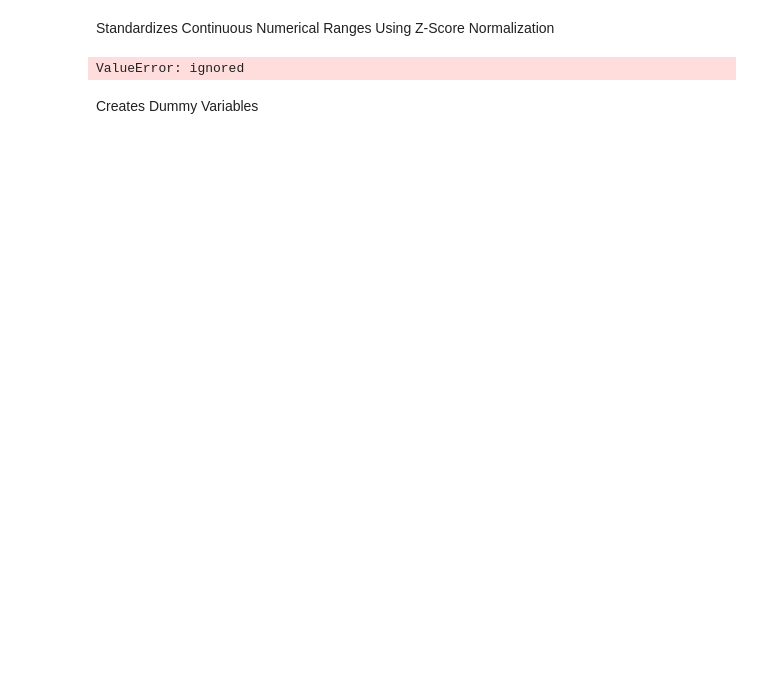
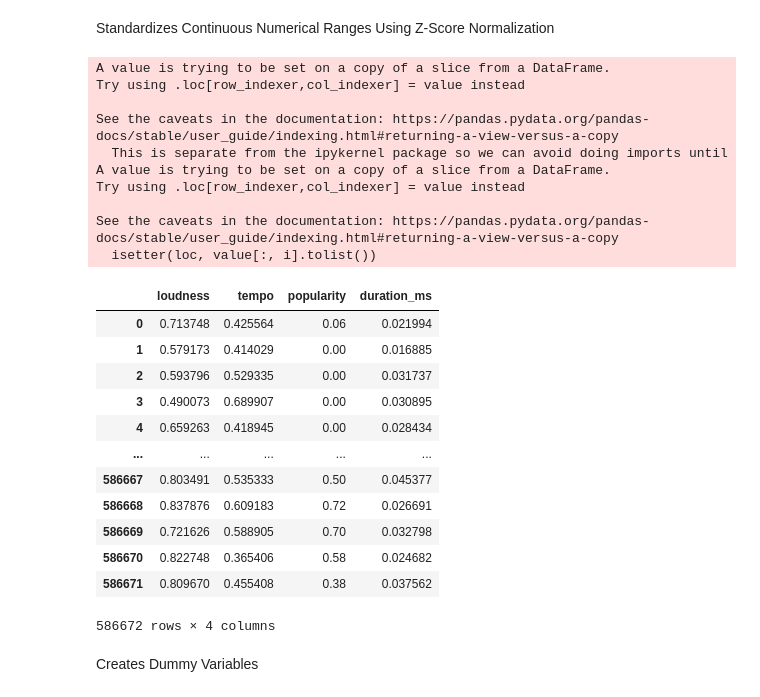
Before and after one commit to pjmaguire/find_me_music, a Jupyter notebook: Find_Me_Music.ipynb, the cells around one changed output. Cells and saved outputs as stored; diff of their text form; code cells hidden in the pictures; blank space fills up the shorter version.

```diff
--- a/Find_Me_Music.ipynb
+++ b/Find_Me_Music.ipynb
@@ -389,11 +392,33 @@ Name: loudness, Length: 586672, dtype: int64
 Standardizes Continuous Numerical Ranges Using Z-Score Normalization
 # %%
 scaler = MinMaxScaler()
-scaler.fit(song_data.iloc[continuous_numerical_columns])
-song_data.iloc[continuous_numerical_columns] = scaler.transform(song_data.iloc[continuous_numerical_columns])
-song_data.iloc[continuous_numerical_columns]
+scaler.fit(song_data[continuous_numerical_columns])
+song_data[continuous_numerical_columns] = scaler.transform(song_data[continuous_numerical_columns])
+song_data[continuous_numerical_columns]
 # %% [output]
-ValueError: ignored
+A value is trying to be set on a copy of a slice from a DataFrame.
+Try using .loc[row_indexer,col_indexer] = value instead
+
+See the caveats in the documentation: https://pandas.pydata.org/pandas-docs/stable/user_guide/indexing.html#returning-a-view-versus-a-copy
+  This is separate from the ipykernel package so we can avoid doing imports until
+A value is trying to be set on a copy of a slice from a DataFrame.
+Try using .loc[row_indexer,col_indexer] = value instead
+
+See the caveats in the documentation: https://pandas.pydata.org/pandas-docs/stable/user_guide/indexing.html#returning-a-view-versus-a-copy
+  isetter(loc, value[:, i].tolist())
+|  | loudness | tempo | popularity | duration_ms |
+| 0 | 0.713748 | 0.425564 | 0.06 | 0.021994 |
+| 1 | 0.579173 | 0.414029 | 0.00 | 0.016885 |
+| 2 | 0.593796 | 0.529335 | 0.00 | 0.031737 |
+| 3 | 0.490073 | 0.689907 | 0.00 | 0.030895 |
+| 4 | 0.659263 | 0.418945 | 0.00 | 0.028434 |
+| ... | ... | ... | ... | ... |
+| 586667 | 0.803491 | 0.535333 | 0.50 | 0.045377 |
+| 586668 | 0.837876 | 0.609183 | 0.72 | 0.026691 |
+| 586669 | 0.721626 | 0.588905 | 0.70 | 0.032798 |
+| 586670 | 0.822748 | 0.365406 | 0.58 | 0.024682 |
+| 586671 | 0.809670 | 0.455408 | 0.38 | 0.037562 |
+586672 rows × 4 columns
 # %% [markdown]
 Creates Dummy Variables
 # %%
```
Also changed, not shown: parts of 3 cells of this notebook.
